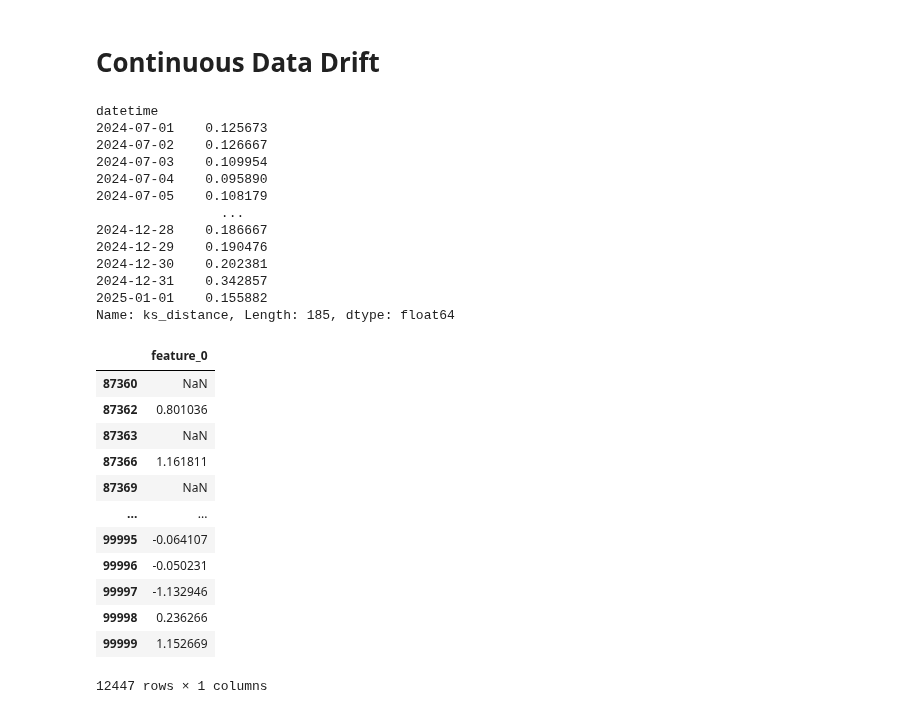
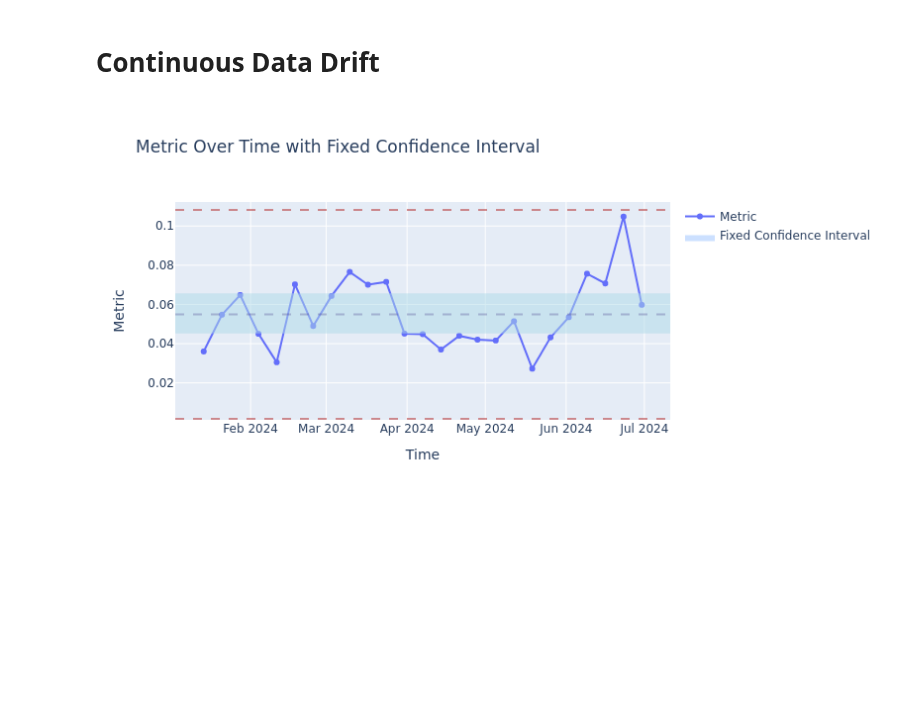
Before and after one commit to HeyLucasLeao/tinyshift, a Jupyter notebook: eda.ipynb, the cells around one changed output. Drawn from its saved outputs; the diff is of its cells as text; code cells hidden in the pictures; blank space fills up the shorter version.

```diff
--- a/eda.ipynb
+++ b/eda.ipynb
@@ -123 +134,39 @@ def calculate_continuous_distribution(df, column_name, timestamp):
+# %%
+def calculate_statistics(
+        df,
+        statistic=np.mean,
+        confidence_level=0.997,
+        n_resamples=1000,
+        random_state=42,):
+        """
+        Calculate statistics for the reference distances, including confidence intervals and thresholds.
+        """
+        ci_lower, ci_upper = scoring.bootstrapping_bca(
+            df["metric"],
+            confidence_level,
+            statistic,
+            n_resamples,
+            random_state,
+        )
+
+        estimated_mean = np.mean(df["metric"])
+        std_deviation = df["metric"].std()
+        lower_threshold = estimated_mean - (3 * std_deviation)
+        upper_threshold = estimated_mean + (3 * std_deviation)
+
+        return {
+            "ci_lower": ci_lower,
+            "ci_upper": ci_upper,
+            "mean": estimated_mean,
+            "lower_threshold": lower_threshold,
+            "upper_threshold": upper_threshold,
+        }
+# %%
+a, b = calculate_continuous_distribution(df_reference, "feature_0", "W", "datetime")
+ks_reference = ks_distance(a, b)
+statistics = calculate_statistics(ks_reference)
+# %%
+plotting.performance_by_time(statistics, ks_reference, fig_type="png")
+# %% [output]
+[figure, added]
 # %%
@@ -136,32 +174,0 @@ def ks_distance(a, b):
-# %%
-ks_distance(a, b)
-# %% [output]
-datetime
-2024-07-01    0.125673
-2024-07-02    0.126667
-2024-07-03    0.109954
-2024-07-04    0.095890
-2024-07-05    0.108179
-                ...
-2024-12-28    0.186667
-2024-12-29    0.190476
-2024-12-30    0.202381
-2024-12-31    0.342857
-2025-01-01    0.155882
-Name: ks_distance, Length: 185, dtype: float64
-# %%
-df_test[["datetime", "feature_0"]].groupby("datetime").shift()
-# %% [output]
-|  | feature_0 |
-| 87360 | NaN |
-| 87362 | 0.801036 |
-| 87363 | NaN |
-| 87366 | 1.161811 |
-| 87369 | NaN |
-| ... | ... |
-| 99995 | -0.064107 |
-| 99996 | -0.050231 |
-| 99997 | -1.132946 |
-| 99998 | 0.236266 |
-| 99999 | 1.152669 |
-12447 rows × 1 columns
```
Also changed, not shown: parts of 17 cells of this notebook, 1 other file.
